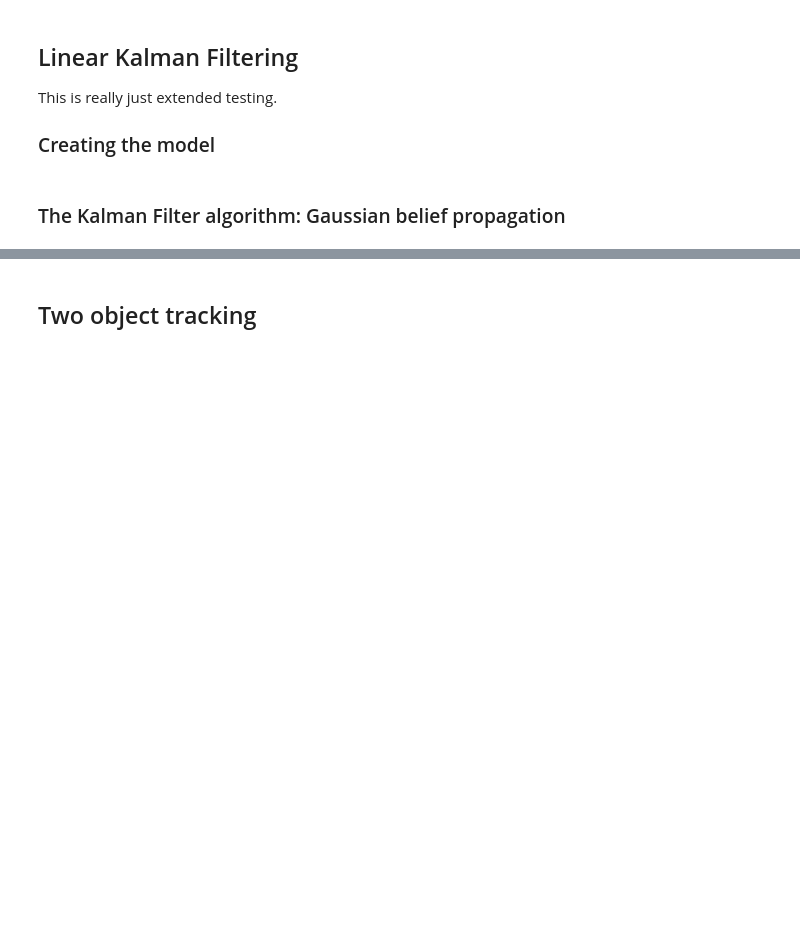
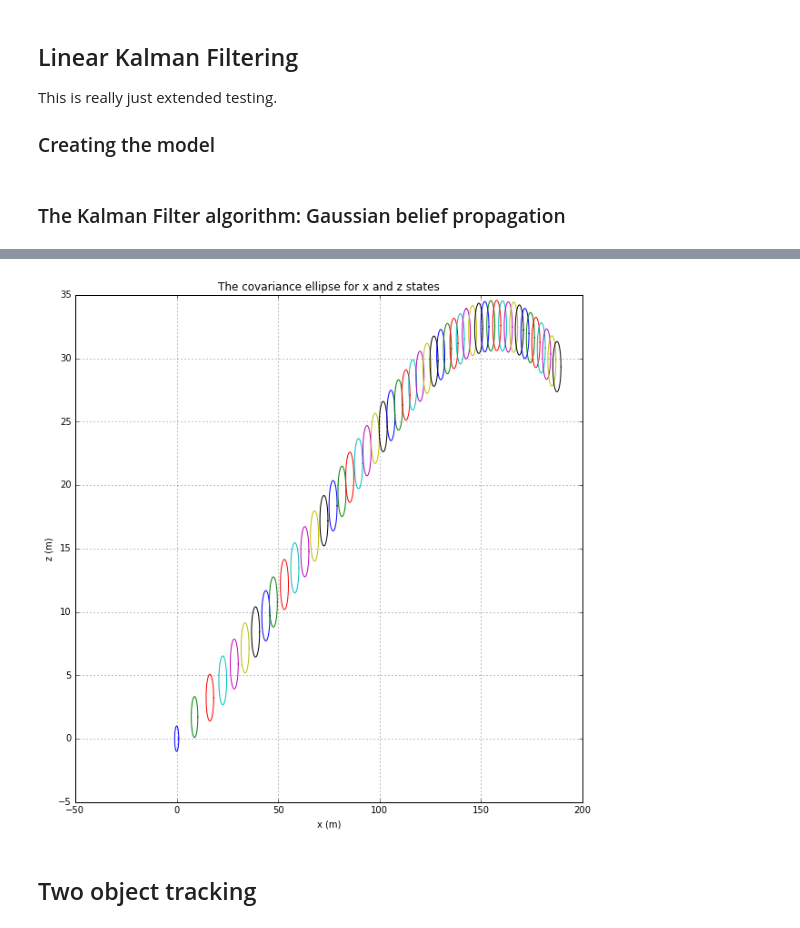
Before and after one commit to scjrobertson/xRange, a Jupyter notebook: tracking/tracking.ipynb, the cells around one changed output, grey strips where cells are left out. Cells and saved outputs as stored; diff of their text form; code cells hidden in the pictures; blank space fills up the shorter version.

Commit message:
Ellipses now added

```diff
--- a/tracking/tracking.ipynb
+++ b/tracking/tracking.ipynb
@@ -59,10 +59,10 @@ sigma_q = 0.1
 ### Motion and measurement models
 # %%
 A = np.identity(N)
-A[0, 1] = A[2, 3] = A[4, 5] = dt
+A[0, 3] = A[1, 4] = A[2, 5] = dt
 
 B = np.zeros((N, N))
-B[4, 4] = B[5, 5] = 1
+B[2, 2] = B[5, 5] = 1
 
 R = np.identity(N)*sigma_r
 
@@ -70,21 +70,21 @@ C = np.identity(N)
 Q = np.identity(N)*sigma_q
 
 u = np.zeros((6, 1))
-u[4] = -0.5*g*(dt**2)
+u[2] = -0.5*g*(dt**2)
 u[5] = -g*dt
 # %% [markdown]
 ### Priors
 # %%
 #Object 1
 mu0_1 = np.zeros((N, 1))
-mu0_1[[1, 3, 5], :] = v[0, :].reshape(3, 1)
+mu0_1[3:, :] = v[0, :].reshape(3, 1)
 
 sig0_1 = np.identity(N)
 g0_1 = -0.5*(mu0_1.T)@(mu0_1) -3*np.log(2*np.pi)
 
 #Object 2
 mu0_2 = np.zeros((N, 1))
-mu0_2[[1, 3, 5], :] = v[0, :].reshape(3, 1)
+mu0_2[3:, :] = v[0, :].reshape(3, 1)
 
 sig0_2 = np.identity(N)
 g0_2 = -0.5*(mu0_2.T)@(mu0_2) -3*np.log(2*np.pi)
@@ -97,8 +97,8 @@ This is really just extended testing.
 # %%
 z_t = np.empty((M, N))
 
-z_t[:, [0, 2, 4]] = pm_1
-z_t[:, [1, 3, 5]] = vm_1
+z_t[:, :3] = pm_1
+z_t[:, 3:] = vm_1
 # %%
 R_in = np.linalg.inv(R)
 P_pred = np.bmat([[R_in, -(R_in)@(A)], [-(A.T)@(R_in), (A.T)@(R_in)@(A)]])
@@ -158,3 +158,33 @@ plt.show()
+# %%
+D = 100
+
+t = np.linspace(0, 2*np.pi, D)
+xz = np.array([[np.cos(t)], [np.sin(t)]]).reshape((2, D))
+# %%
+plt.figure(figsize= (10, 10))
+
+for p in predict:
+    p._vars = [1, 2, 3, 4]
+    p._dims = [1, 1, 1, 3]
+
+    c = p.marginalize([2, 4])
+
+    cov = np.linalg.inv(c._prec)
+    mu = (cov)@(c._info)
+
+    U, S, _ = np.linalg.svd(cov)
+    L = np.diag(np.sqrt(S))
+
+    ellipse = np.dot((U)@(L), xz) + mu
+    plt.plot(ellipse[0, :], ellipse[1, :])
+
+plt.xlabel('x (m)')
+plt.ylabel('z (m)')
+plt.grid(True)
+plt.title('The covariance ellipse for x and z states')
+plt.show()
+# %% [output]
+[figure, added]
 # %% [markdown]
 ## Two object tracking
 # %%
```
Also changed, not shown: parts of 11 cells of this notebook, 1 other file.
